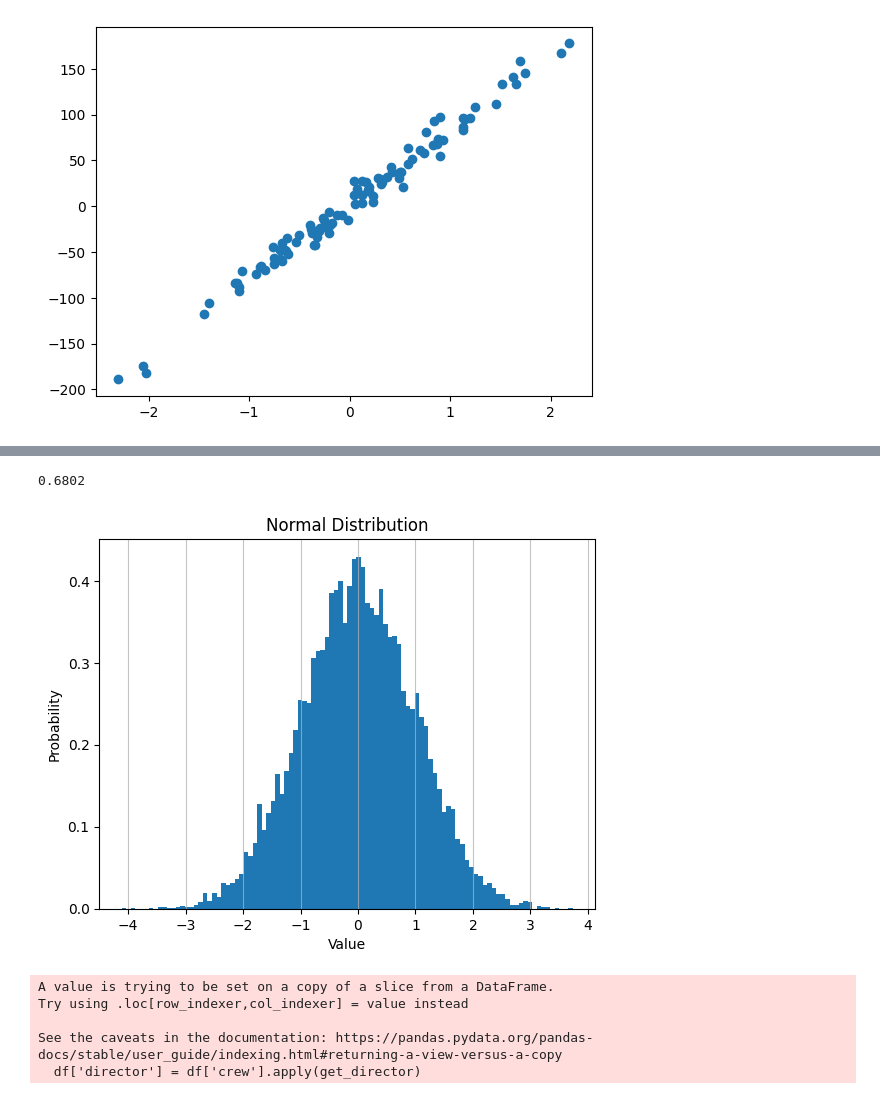
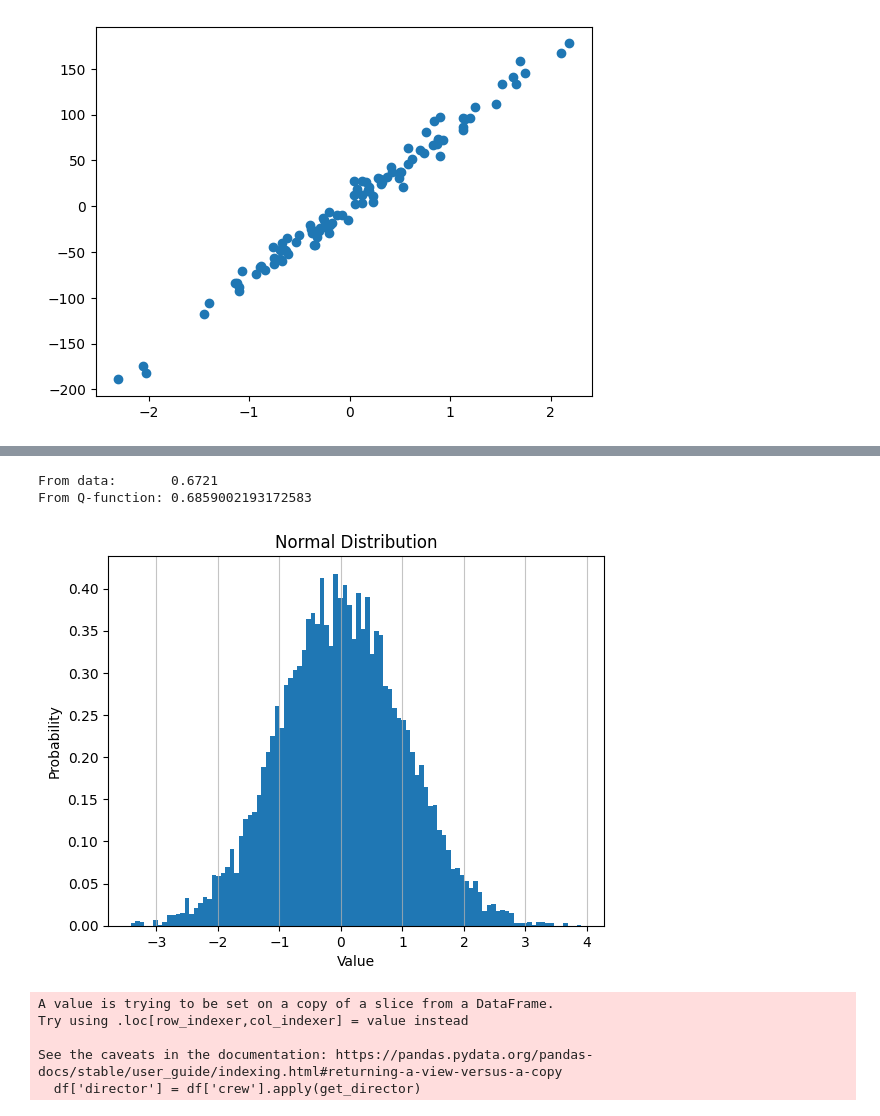
Before and after one commit to MeowOhMeow/probability-practice, a Jupyter notebook: cosine similarity.ipynb, the cells around one changed output, grey strips where cells are left out. Saved outputs shown, nothing was run; the diff lists cells and outputs as text; code cells hidden in the pictures.

```diff
--- a/cosine similarity.ipynb
+++ b/cosine similarity.ipynb
@@ -87,20 +87,30 @@ plt.show()
 # %%
+def Q_function(x):
+    result = 1
+    result /= 0.68169 * x + 0.31831 * np.sqrt(x**2 + 2 * np.pi)
+    result /= np.sqrt(2 * np.pi)
+    result *= np.exp(-x**2 / 2)
+    return result
+
+
 # normal distribution
 mu, sigma = 0, 1
 size = 10000
 s = np.random.normal(mu, sigma, size)
 # cdf of normal distribution
 n = sigma * 1
-print((np.sum(s < n) - np.sum(s < -n)) / size)
+print('From data:      ', (np.sum(s < n) - np.sum(s < -n)) / size)
+print('From Q-function:', (0.5 - Q_function(n)) * 2)
 plt.hist(s, 100, density=True)
 plt.grid(axis='x', alpha=0.75)
 plt.xlabel('Value')
 plt.ylabel('Probability')
 plt.title('Normal Distribution')
 plt.show()
 # %% [output]
-0.6802
+From data:       0.6721
+From Q-function: 0.6859002193172583
-[figure, old version]
+[figure, new version]
 # %%
 # get current file path
 path = os.path.dirname(os.path.abspath('__file__'))
```
Also changed, not shown: parts of 4 cells of this notebook.
